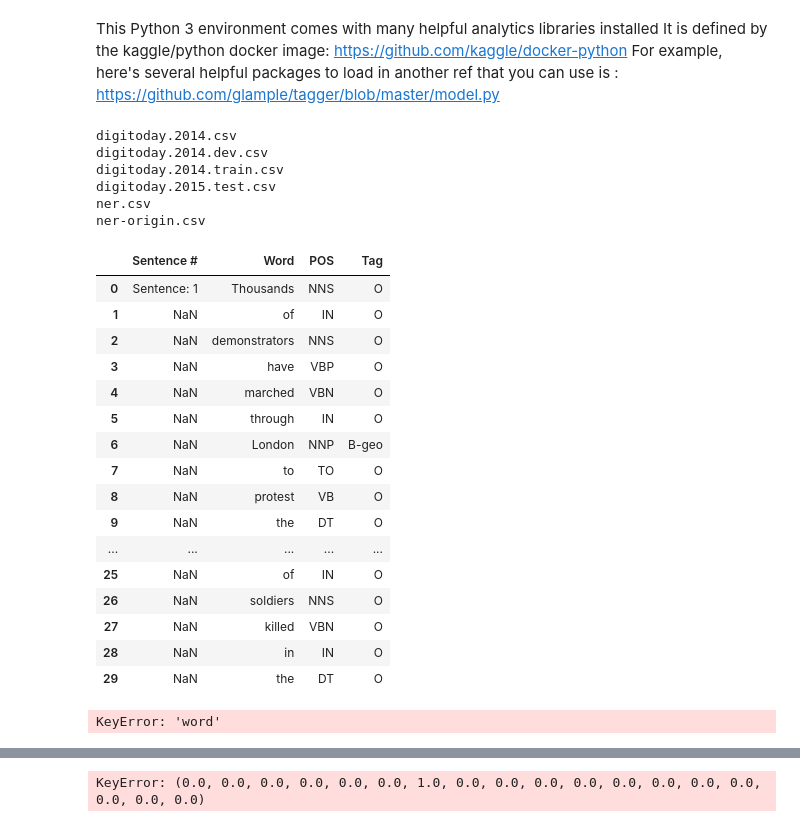
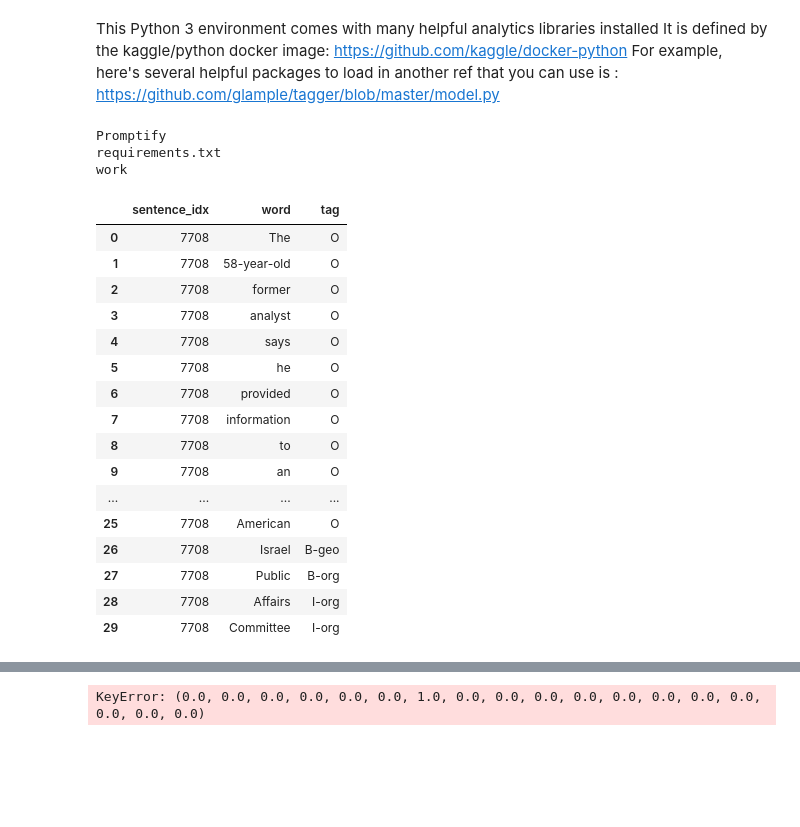
Before and after one commit to mahshidghaffari/NER_GDPR_Extraction, a Jupyter notebook: LstmM/model.ipynb, the cells around one changed output, grey strips where cells are left out. Saved outputs shown, nothing was run; the diff lists cells and outputs as text; code cells hidden in the pictures; blank space fills up the shorter version.

```diff
--- a/LSTM/model.ipynb
+++ b/LstmM/model.ipynb
@@ -14,37 +11,29 @@ import lstmFun
 # %%
 from subprocess import check_output
-print(check_output(["ls", "/home/jovyan/work/data/label_data"]).decode("utf8"))
+print(check_output(["ls"]).decode("utf8"))
 # %% [output]
-digitoday.2014.csv
-digitoday.2014.dev.csv
-digitoday.2014.train.csv
-digitoday.2015.test.csv
-ner.csv
-ner-origin.csv
+Promptify
+requirements.txt
+work
 # %%
-dframe = pd.read_csv("/home/jovyan/work/data/label_data/ner.csv", encoding = "ISO-8859-1")
-# dframe = pd.read_csv("/home/jovyan/work/data/label_data/digitoday.2014.train.csv",on_bad_lines='skip',delimiter='\t',names=['word', 'tag', 'unnamed'])
+dframe = pd.read_csv("work/data/label_data/ner_train_data.csv", encoding = "ISO-8859-1")
+
 dframe.head(30)
 # %% [output]
-|  | Sentence # | Word | POS | Tag |
-| 0 | Sentence: 1 | Thousands | NNS | O |
-| 1 | NaN | of | IN | O |
-| 2 | NaN | demonstrators | NNS | O |
-| 3 | NaN | have | VBP | O |
-| 4 | NaN | marched | VBN | O |
-| 5 | NaN | through | IN | O |
-| 6 | NaN | London | NNP | B-geo |
-| 7 | NaN | to | TO | O |
-| 8 | NaN | protest | VB | O |
-| 9 | NaN | the | DT | O |
-| ... | ... | ... | ... | ... |
-| 25 | NaN | of | IN | O |
-| 26 | NaN | soldiers | NNS | O |
-| 27 | NaN | killed | VBN | O |
-| 28 | NaN | in | IN | O |
-| 29 | NaN | the | DT | O |
+|  | sentence_idx | word | tag |
+| 0 | 7708 | The | O |
+| 1 | 7708 | 58-year-old | O |
+| 2 | 7708 | former | O |
+| 3 | 7708 | analyst | O |
+| 4 | 7708 | says | O |
+| 5 | 7708 | he | O |
+| 6 | 7708 | provided | O |
+| 7 | 7708 | information | O |
+| 8 | 7708 | to | O |
+| 9 | 7708 | an | O |
+| ... | ... | ... | ... |
+| 25 | 7708 | American | O |
+| 26 | 7708 | Israel | B-geo |
+| 27 | 7708 | Public | B-org |
+| 28 | 7708 | Affairs | I-org |
+| 29 | 7708 | Committee | I-org |
-# %%
-
-dframe = lstmFun.add_sentence_id_column(dframe)
-# %% [output]
-KeyError: 'word'
```
Also changed, not shown: parts of 23 cells of this notebook, 8 other files.
